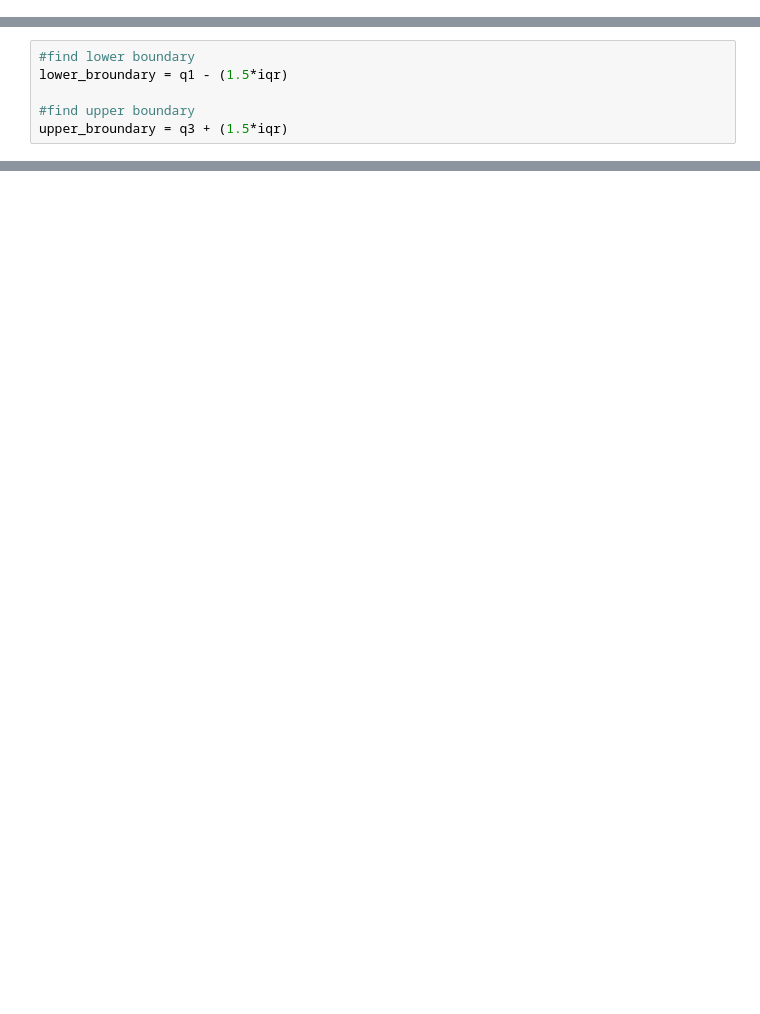
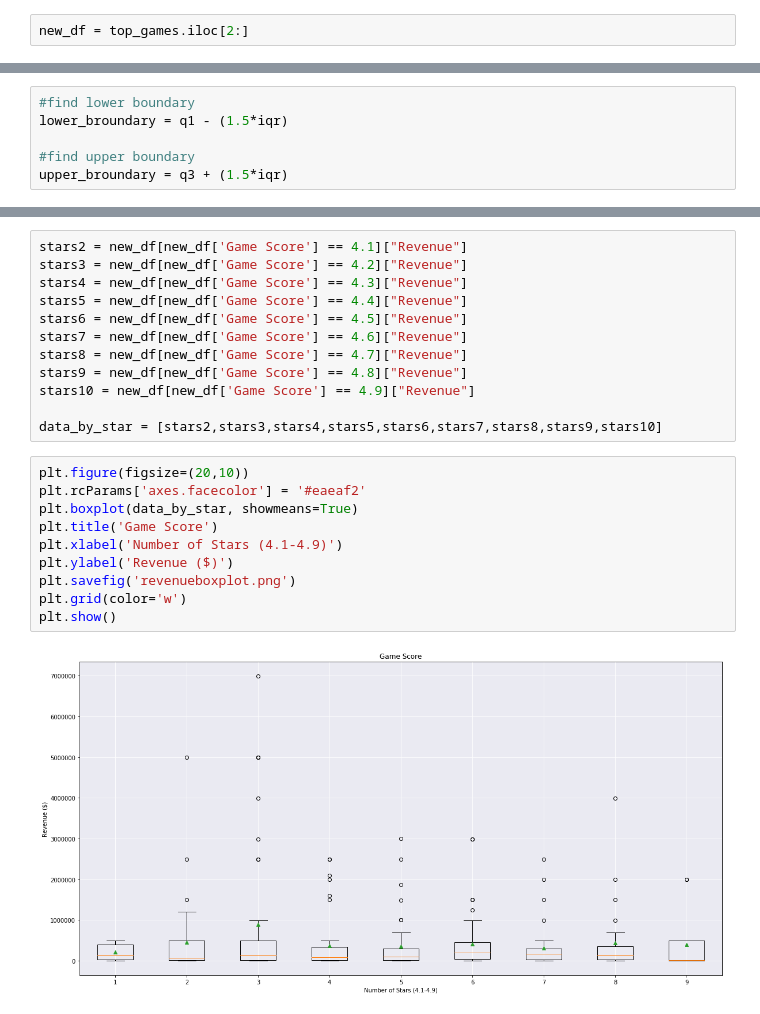
Before and after one commit to EmmanuelFabre/Play_Store_Analysis, a Jupyter notebook: analysis_graphs.ipynb, the cells around one changed output, grey strips where cells are left out. Drawn from its saved outputs; the diff is of its cells as text; blank space fills up the shorter version.

```diff
--- a/analysis_graphs.ipynb
+++ b/analysis_graphs.ipynb
@@ -25,3 +47,5 @@ games_df = games_df.rename(columns={"Total Download Revenue ($)":"Revenue","Numb
 # %%
 #sorting all 425 results by total revenue.
 top_games = games_df.sort_values(by='Revenue', ascending=False)
+# %%
+new_df = top_games.iloc[2:]
@@ -220,0 +261,24 @@ Name: Price, dtype: float64
+# %%
+stars2 = new_df[new_df['Game Score'] == 4.1]["Revenue"]
+stars3 = new_df[new_df['Game Score'] == 4.2]["Revenue"]
+stars4 = new_df[new_df['Game Score'] == 4.3]["Revenue"]
+stars5 = new_df[new_df['Game Score'] == 4.4]["Revenue"]
+stars6 = new_df[new_df['Game Score'] == 4.5]["Revenue"]
+stars7 = new_df[new_df['Game Score'] == 4.6]["Revenue"]
+stars8 = new_df[new_df['Game Score'] == 4.7]["Revenue"]
+stars9 = new_df[new_df['Game Score'] == 4.8]["Revenue"]
+stars10 = new_df[new_df['Game Score'] == 4.9]["Revenue"]
+
+data_by_star = [stars2,stars3,stars4,stars5,stars6,stars7,stars8,stars9,stars10]
+# %%
+plt.figure(figsize=(20,10))
+plt.rcParams['axes.facecolor'] = '#eaeaf2'
+plt.boxplot(data_by_star, showmeans=True)
+plt.title('Game Score')
+plt.xlabel('Number of Stars (4.1-4.9)')
+plt.ylabel('Revenue ($)')
+plt.savefig('revenueboxplot.png')
+plt.grid(color='w')
+plt.show()
+# %% [output]
+[figure, added]
```
Also changed, not shown: parts of 9 cells of this notebook, 9 other files.
